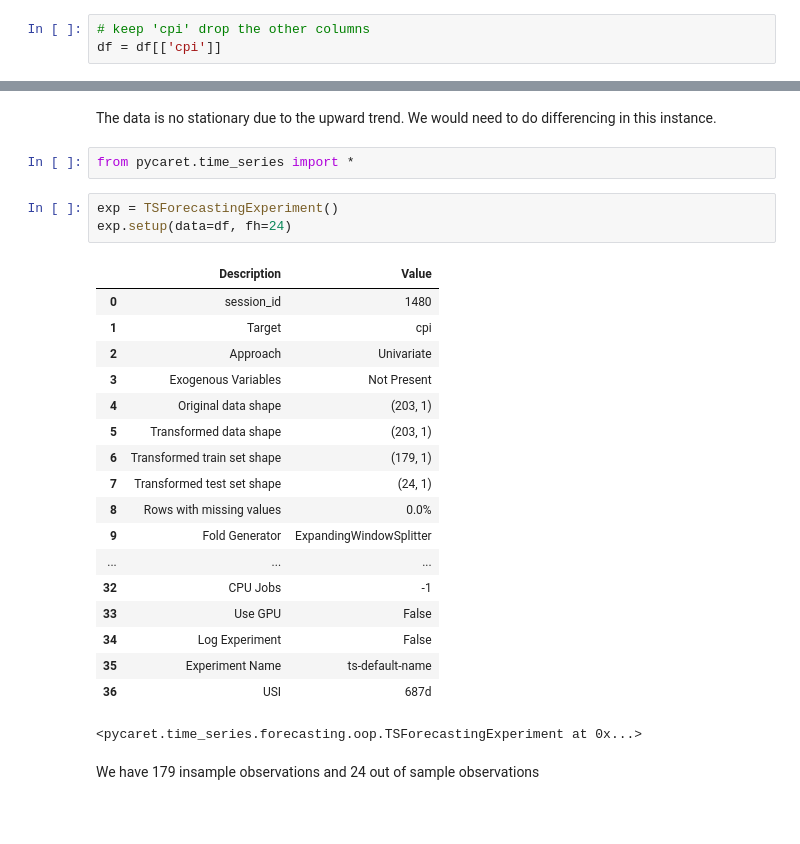
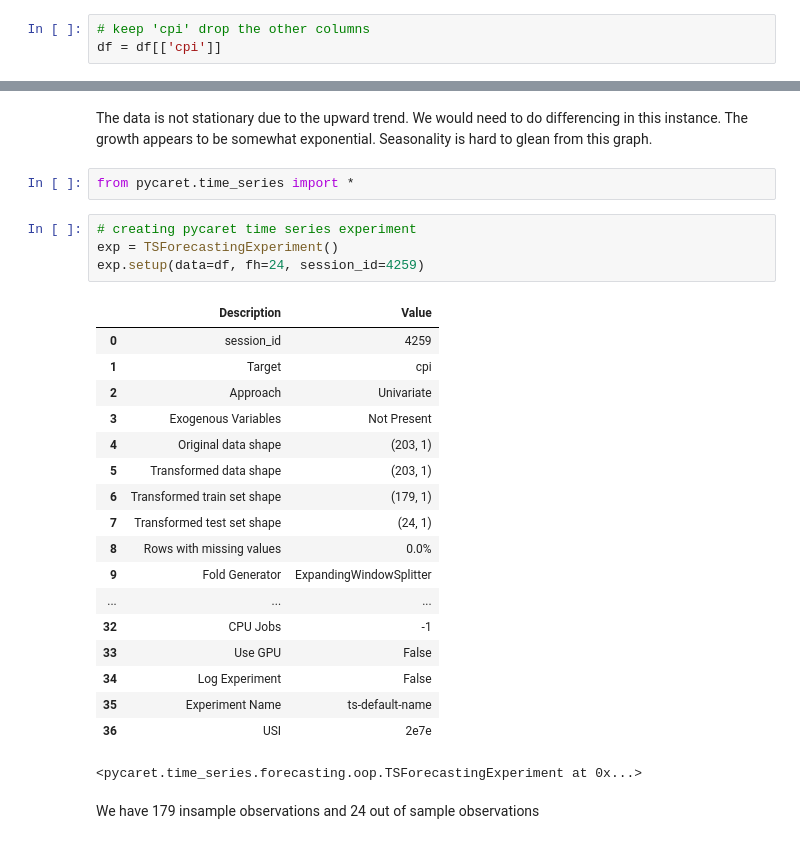
Before and after one commit to claytonshaw/Portfolio, a Jupyter notebook: Deep Forecasting/HW4- ARIMA and SARIMA.ipynb, the cells around one changed output, grey strips where cells are left out. Cells and saved outputs as stored; diff of their text form; blank space fills up the shorter version.

```diff
--- a/Deep Forecasting/HW4- ARIMA and SARIMA.ipynb
+++ b/Deep Forecasting/HW4- ARIMA and SARIMA.ipynb
@@ -34,13 +33,14 @@ df.plot()
 # %% [markdown]
-The data is no stationary due to the upward trend. We would need to do differencing in this instance.
+The data is not stationary due to the upward trend. We would need to do differencing in this instance. The growth appears to be somewhat exponential. Seasonality is hard to glean from this graph.
 # %%
 from pycaret.time_series import *
 # %%
+# creating pycaret time series experiment
 exp = TSForecastingExperiment()
-exp.setup(data=df, fh=24)
+exp.setup(data=df, fh=24, session_id=4259)
 # %% [output]
 |  | Description | Value |
-| 0 | session_id | 1480 |
+| 0 | session_id | 4259 |
 | 1 | Target | cpi |
 | 2 | Approach | Univariate |
 | 3 | Exogenous Variables | Not Present |
@@ -55,7 +55,7 @@ exp.setup(data=df, fh=24)
 | 33 | Use GPU | False |
 | 34 | Log Experiment | False |
 | 35 | Experiment Name | ts-default-name |
-| 36 | USI | 687d |
+| 36 | USI | 2e7e |
 <pycaret.time_series.forecasting.oop.TSForecastingExperiment at 0x...>
 # %% [markdown]
 We have 179 insample observations and 24 out of sample observations
```
Also changed, not shown: parts of 37 cells of this notebook.
